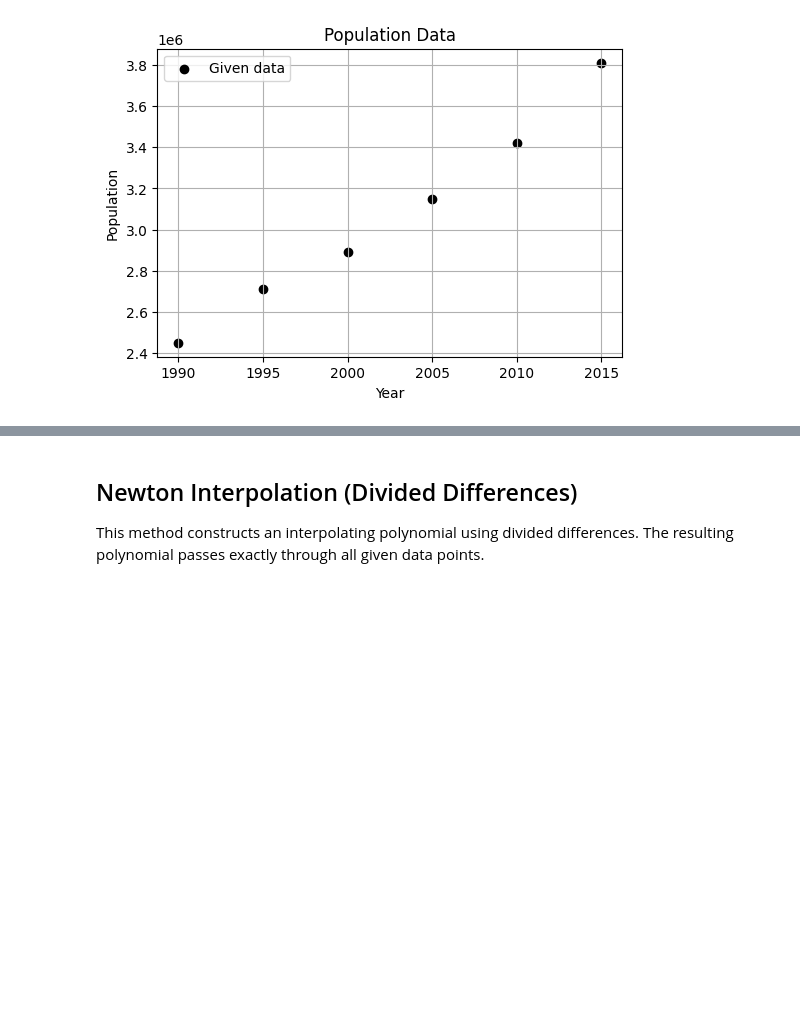
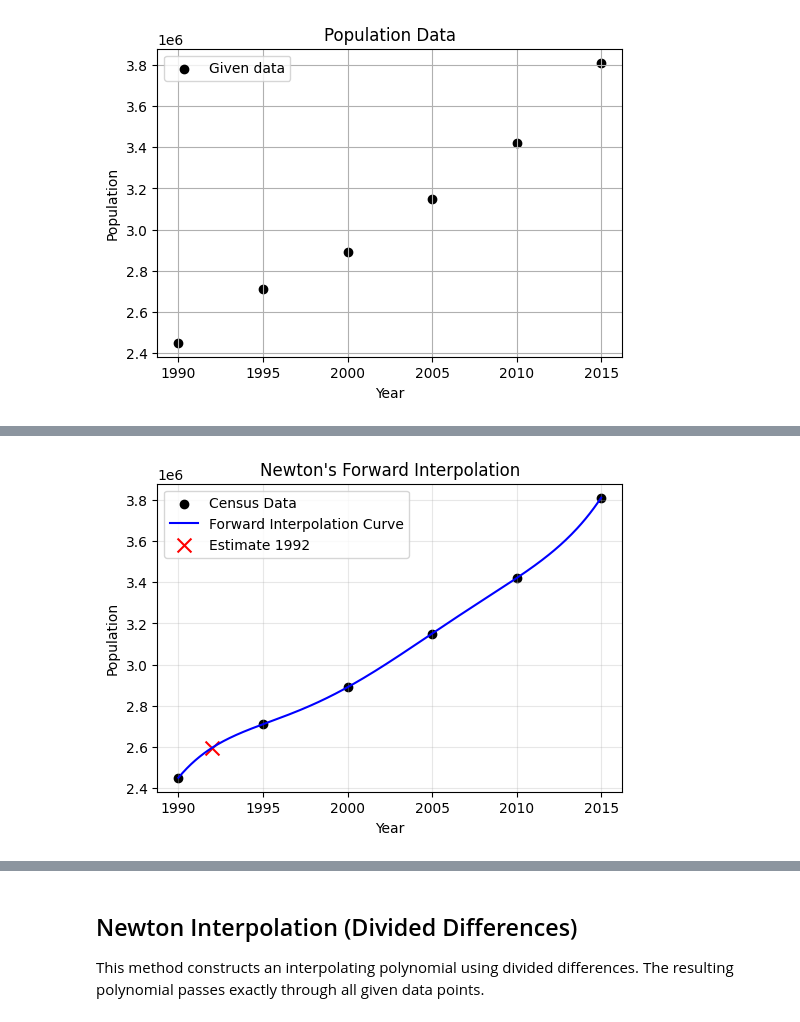
Before and after one commit to Altusha4/least_squares, a Jupyter notebook: interpolation.ipynb, the cells around one changed output, grey strips where cells are left out. Cells and saved outputs as stored; diff of their text form; code cells hidden in the pictures; blank space fills up the shorter version.

```diff
--- a/interpolation.ipynb
+++ b/interpolation.ipynb
@@ -45,0 +49,45 @@ plt.show()
+# %%
+def forward_difference_table(y):
+    n = len(y)
+    table = np.zeros((n, n))
+    table[:, 0] = y
+    for j in range(1, n):
+        for i in range(n - j):
+            table[i, j] = table[i + 1, j - 1] - table[i, j - 1]
+    return table
+
+def newton_forward(t_data, diff_table, x):
+    n = len(t_data)
+    h = t_data[1] - t_data[0]
+    q = (x - t_data[0]) / h
+
+    result = diff_table[0, 0]
+    q_product = 1.0
+    factorial = 1.0
+
+    for i in range(1, n):
+        q_product *= (q - (i - 1))
+        factorial *= i
+        result += (diff_table[0, i] * q_product) / factorial
+    return result
+
+# --- Calculation & Plotting ---
+diff_table_f = forward_difference_table(y)
+t_smooth = np.linspace(t.min(), t.max(), 300)
+y_forward = np.array([newton_forward(t, diff_table_f, ti) for ti in t_smooth])
+
+plt.figure(figsize=(6, 4))
+plt.scatter(t, y, color="black", label="Census Data")
+plt.plot(t_smooth, y_forward, color="blue", label="Forward Interpolation Curve")
+# Highlight a point in the beginning
+test_year_f = 1992
+plt.scatter(test_year_f, newton_forward(t, diff_table_f, test_year_f), color="red", marker='x', s=100, label=f"Estimate {test_year_f}")
+
+plt.xlabel("Year")
+plt.ylabel("Population")
+plt.title("Newton's Forward Interpolation")
+plt.legend()
+plt.grid(True, alpha=0.3)
+plt.show()
+# %% [output]
+[figure, added]
```
Also changed, not shown: parts of 21 cells of this notebook, 1 other file.
